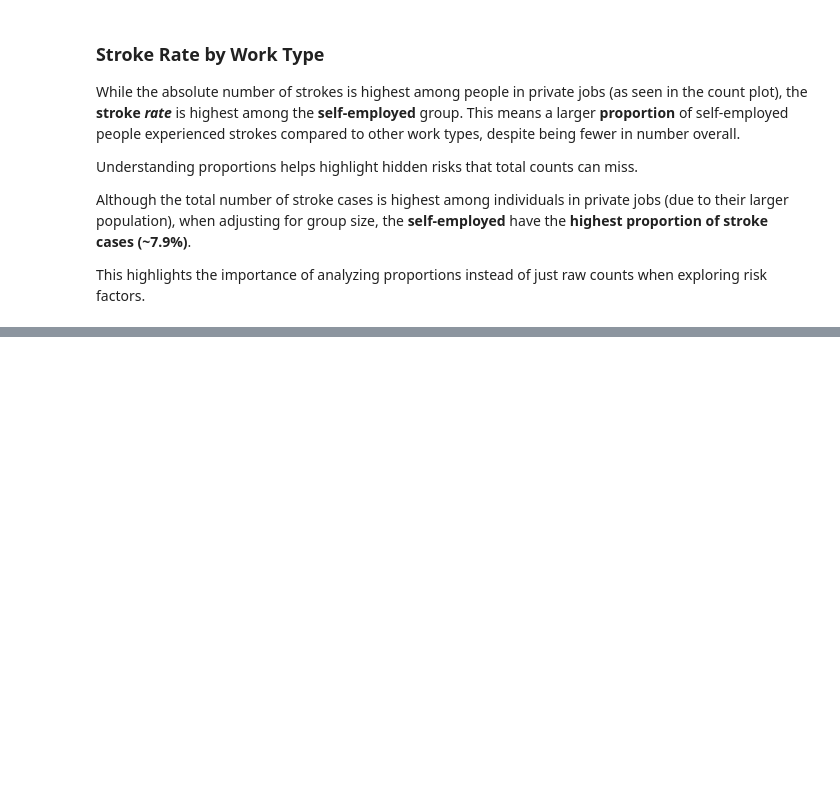
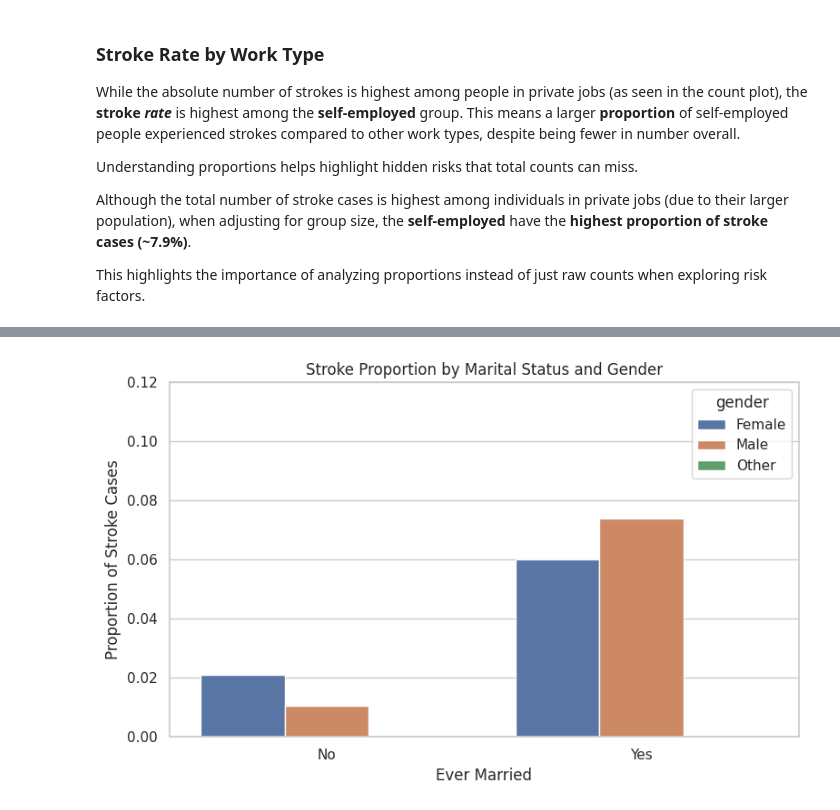
Before and after one commit to vivekr25/stroke-prediction-analysis, a Jupyter notebook: notebooks/StrokePredictionEDA.ipynb, the cells around one changed output, grey strips where cells are left out. Saved outputs shown, nothing was run; the diff lists cells and outputs as text; code cells hidden in the pictures; blank space fills up the shorter version.

```diff
--- a/notebooks/StrokePredictionEDA.ipynb
+++ b/notebooks/StrokePredictionEDA.ipynb
@@ -194,0 +245,15 @@ This highlights the importance of analyzing proportions instead of just raw coun
+# %%
+# Create a grouped dataframe
+marital_gender_stroke = df.groupby(['ever_married', 'gender'])['stroke'].mean().reset_index()
+
+# Plot it
+plt.figure(figsize=(8, 5))
+sns.barplot(data=marital_gender_stroke, x='ever_married', y='stroke', hue='gender')
+plt.title('Stroke Proportion by Marital Status and Gender')
+plt.ylabel('Proportion of Stroke Cases')
+plt.xlabel('Ever Married')
+plt.ylim(0, 0.12)
+plt.tight_layout()
+plt.show()
+# %% [output]
+[figure, added]
```
Also changed, not shown: parts of 33 cells of this notebook.
